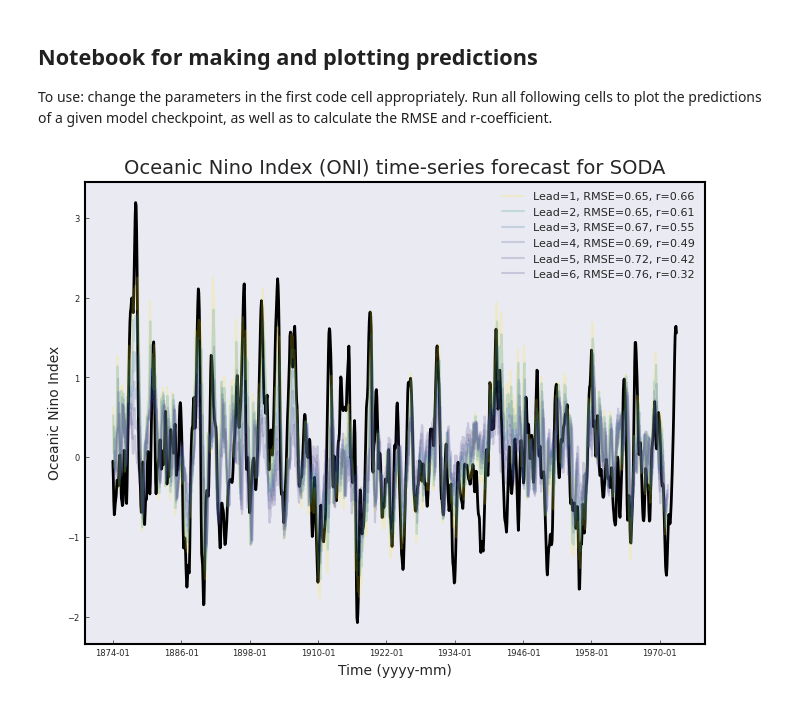
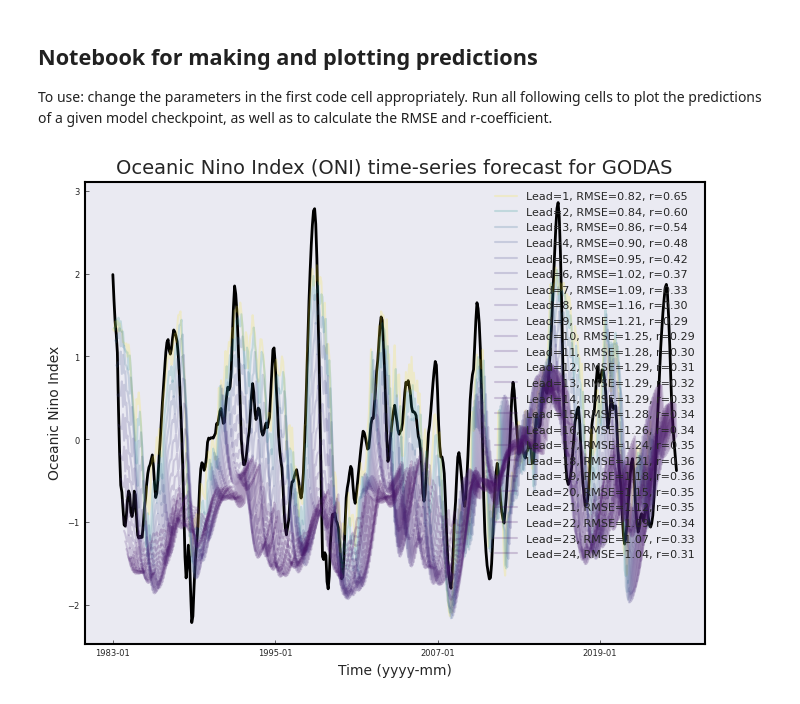
Before and after one commit to EthanZ0524/enso, a Jupyter notebook: predict_plot.ipynb, the cells around one changed output. Saved outputs shown, nothing was run; the diff lists cells and outputs as text; code cells hidden in the pictures.

```diff
--- a/predict_plot.ipynb
+++ b/predict_plot.ipynb
@@ -2,9 +2,9 @@
 ## Notebook for making and plotting predictions
 To use: change the parameters in the first code cell appropriately. Run all following cells to plot the predictions of a given model checkpoint, as well as to calculate the RMSE and r-coefficient.
 # %%
-MODE = 'SODA' # which timeseries to test on: SODA or GODAS
-experiment_path = 'checkpoints/GNNRNN_train_huge_5e-5_20ep_20241115_230910'
-checkpoint_name = 'epoch=19-train_loss=0.49.ckpt'
+MODE = 'GODAS' # which timeseries to test on: SODA or GODAS
+experiment_path = 'checkpoints/GATLSTM_train_small_updatedloaders_1e-4_20241207_213003'
+checkpoint_name = 'epoch=9-train_loss=0.45.ckpt'
 # %%
 import numpy as np
 import matplotlib.pyplot as plt
@@ -51,58 +54,57 @@ def get_data(mode: str):
 # %%
-dates, graph_names, labels = get_data(MODE)
+dates, labels, dataset, num_graphs = get_data(MODE)
 
-if os.path.exists(osp.join(experiment_path, f'{checkpoint_name}_{MODE}_predictions.pt')):
-    predictions = torch.load(osp.join(experiment_path, f'{checkpoint_name}_{MODE}_predictions.pt'))
+if not os.path.exists(osp.join(experiment_path, f'{checkpoint_name}_{MODE}_predictions.pt')):
+    device = torch.device('cuda' if torch.cuda.is_available() and torch.cuda.current_device() != 0 else 'cpu')
+    print(f'Using {device}')
 
-else: # make predictions
-    device = torch.device('cuda' if torch.cuda.is_available() and torch.cuda.current_device() != 0 else 'cpu')
-
-    predictor = GNNRNN.load_from_checkpoint(osp.join(experiment_path, checkpoint_name))
+    predictor = MasterModel.load_from_checkpoint(osp.join(experiment_path, checkpoint_name), map_location=device)
 
     predictor.to(device)
     predictor.eval()
 
-    graphs = [0] + [torch.load(f'data/{MODE}/processed/{graph_names[idx]}').to(device) for idx in range(35)]
+    graphs = [0] + [dataset.get(i).to(device) for i in range(35)]
     predictions = []
 
-    for i in tqdm(range(len(graph_names) - 36 + 1)):
+    for i in tqdm(range(num_graphs - 36 + 1)):
         graphs = graphs[1:]
-        graphs.append(torch.load(f'data/{MODE}/processed/{graph_names[i+35]}'))
-        targets = labels[i:i+24]
-        batch = Batch.from_data_list(graphs)
+        graphs.append(dataset.get(i+35).to(device))
+        batch = Batch.from_data_list(graphs).to(device)
         with torch.no_grad():
             predictions.append(predictor(batch))
 
     predictions = torch.stack(predictions, dim=0)
-    torch.save(predictions, osp.join(experiment_path, f'{checkpoint_name}_{MODE}_preadictions.pt'))
+    torch.save(predictions, osp.join(experiment_path, f'{checkpoint_name}_{MODE}_predictions.pt'))
+
+predictions = torch.load(osp.join(experiment_path, f'{checkpoint_name}_{MODE}_predictions.pt'))
+predictions = predictions.reshape(predictions.size(0), -1)
 # %%
 plt.style.use('seaborn-v0_8-dark')
 plt.figure(figsize=(8, 6))
 cmap = cm.viridis
 plt.plot(dates, labels, linewidth=2, color='black')
 
-for lead in range(6):
+for lead in range(24):
     lead_prediction = predictions[:, lead].numpy()
     gt = labels[lead:lead+len(lead_prediction)]
     dates_adjusted = dates[lead:lead+len(lead_prediction)]
-    rmse = round(np.sqrt(np.mean((gt - lead_prediction) ** 2)), 2)
+    rmse = np.sqrt(np.mean((gt - lead_prediction) ** 2))
     r, _ = pearsonr(gt, lead_prediction)
-    plt.plot(dates_adjusted, lead_prediction, color=cmap(1/(lead+1)), label=f'Lead={lead+1}, RMSE={rmse}, r={round(r, 2)}', alpha=0.2)
+    plt.plot(dates_adjusted, lead_prediction, color=cmap(1/(lead+1)), label=f'Lead={lead+1}, RMSE={f"{rmse:.2f}"}, r={f"{r:.2f}"}', alpha=0.2)
 
 plt.title(f'Oceanic Nino Index (ONI) time-series forecast for {MODE}', fontsize=14)
 plt.legend(loc='upper right', fontsize=8)
 plt.xlabel('Time (yyyy-mm)', fontsize=10)
 plt.ylabel('Oceanic Nino Index', fontsize=10)
 plt.tick_params(labelsize=6,direction='in',length=3,width=0.4,color='black')
 current_ticks = plt.gca().get_xticks()
 new_ticks = current_ticks[::144]
 plt.xticks(new_ticks, fontsize=6)
 plt.yticks(fontsize=6)
 ax = plt.gca()  # Get the current axes
 for spine in ax.spines.values():
     spine.set_edgecolor('black')  # Set the spine color
     spine.set_linewidth(1.5)  # Set the spine width
-plt.savefig("huge_50e_SODA.png")
 plt.show()
 # %% [output]
-[figure, old version]
+[figure, new version]
```
Also changed, not shown: parts of 4 cells of this notebook, 2 other files.
